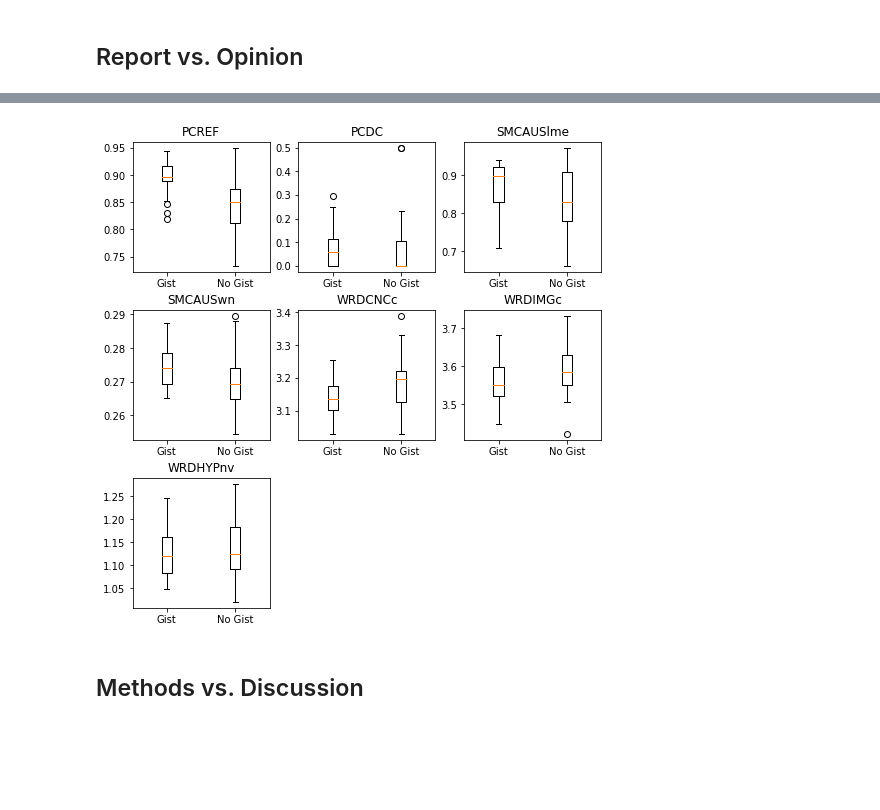
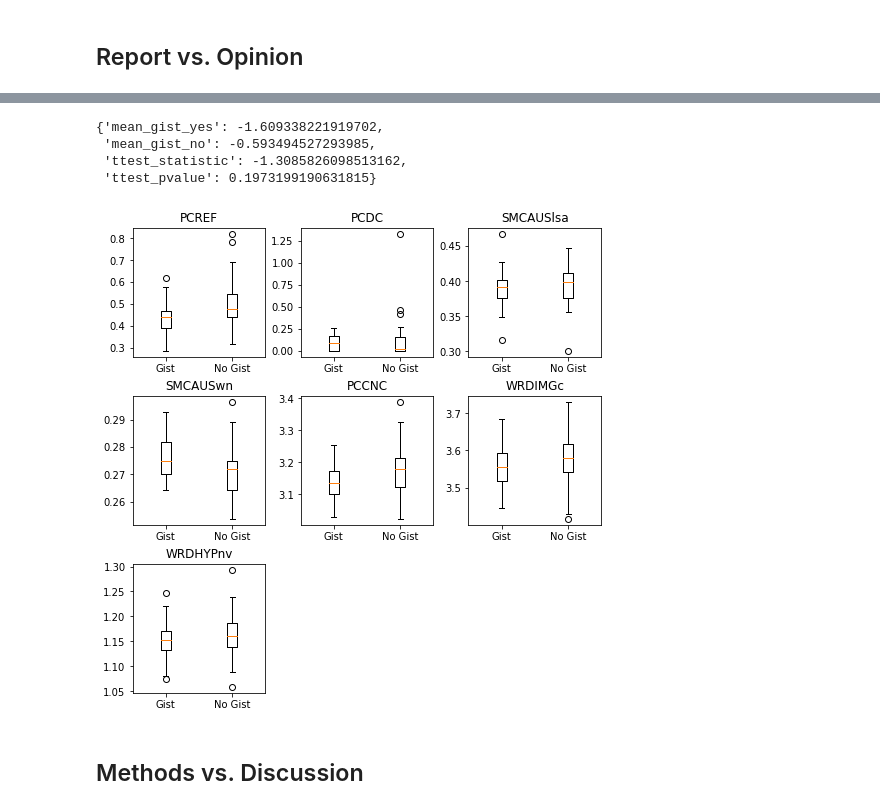
Before and after one commit to phosseini/GisPy, a Jupyter notebook: notebooks/wolfe_data.ipynb, the cells around one changed output, grey strips where cells are left out. Cells and saved outputs as stored; diff of their text form; code cells hidden in the pictures; blank space fills up the shorter version.

Commit message:
adding wolfe data+eval class and updating notebook

```diff
--- a/notebooks/wolfe_data.ipynb
+++ b/notebooks/wolfe_data.ipynb
@@ -26,3 +1,39 @@ def read_word_text(file_path):
+# %%
+import os
+import sys
+
+# adding classes folder to system path
+sys.path.insert(0, os.path.abspath('..') + '/gispy')
+
+import re
+import copy
+import statistics
+import numpy as np
+import pandas as pd
+import matplotlib.pyplot as plt
+
+from gist import GIS
+from wolfe import WolfeData, wolfe_eval
+
+def plot_scores(df_gist, df_no_gist, gispy_cols_head=False, output_file_name='scores.pdf'):
+    # formula = PCREFz + PCDCz + (zSMCAUSlsa - zSMCAUSwn) - PCCNCz - zWRDIMGc - zWRDHYPnv
+    cols = [["PCREFz", 0, 0], ["PCDCz", 0, 1], ["zSMCAUSlsa", 0, 2], ["zSMCAUSwn", 1, 0], ["PCCNCz", 1, 1], ["zWRDIMGc", 1, 2], ["zWRDHYPnv", 2, 0]]
+
+    gispy_cols = [["PCREF", 0, 0], ["PCDC", 0, 1], ["SMCAUSlsa", 0, 2], ["SMCAUSwn", 1, 0], ["PCCNC", 1, 1], ["WRDIMGc", 1, 2], ["WRDHYPnv", 2, 0]]
+
+    fig, axis = plt.subplots(3, 3, figsize=(7,7), constrained_layout=True)
+
+    if gispy_cols_head:
+        cols = gispy_cols
+
+    for col in cols:
+        axis[col[1], col[2]].boxplot([df_gist[col[0]], df_no_gist[col[0]]], labels=['Gist', 'No Gist'])
+        axis[col[1], col[2]].set_title(col[0])
+
+    axis[2, 1].set_axis_off()
+    axis[2, 2].set_axis_off()
+
+    fig.savefig(output_file_name)
 # %% [markdown]
 ## Report vs. Opinion
 # %%
@@ -79,22 +45,19 @@ print('[gist=no] mean: {}'.format(round(statistics.mean(df_no['gis']), 2)))
-# %%
-# formula = PCREFz + PCDCz + (zSMCAUSlsa - zSMCAUSwn) - PCCNCz - zWRDIMGc - zWRDHYPnv
-cols = [["PCREFz", 0, 0], ["PCDCz", 0, 1], ["zSMCAUSlsa", 0, 2], ["zSMCAUSwn", 1, 0],
-        ["PCCNCz", 1, 1], ["zWRDIMGc", 1, 2], ["zWRDHYPnv", 2, 0]]
-
-cols_gispy = [["PCREF", 0, 0], ["PCDC", 0, 1], ["SMCAUSlme", 0, 2], ["SMCAUSwn", 1, 0],
-        ["WRDCNCc", 1, 1], ["WRDIMGc", 1, 2], ["WRDHYPnv", 2, 0]]
-
-fig, axis = plt.subplots(3, 3, figsize=(7,7), constrained_layout=True)
-
-for col in cols_gispy:
-    axis[col[1], col[2]].boxplot([df_yes[col[0]], df_no[col[0]]], labels=['Gist', 'No Gist'])
-    axis[col[1], col[2]].set_title(col[0])
-
-axis[2, 1].set_axis_off()
-axis[2, 2].set_axis_off()
-
-fig.savefig('aaa.pdf')
-# %% [output]
-[figure, removed]
+# %%
+results, df_yes, df_no = wolfe_eval('../gispy/result_v1.csv',
+                                    gist_prefix='opinion',
+                                    no_gist_prefix='report',
+                                    use_wolfe_vars=False,
+                                    use_gispy_vars=True)
+# %%
+results
+# %% [output]
+{'mean_gist_yes': -1.609338221919702,
+ 'mean_gist_no': -0.593494527293985,
+ 'ttest_statistic': -1.3085826098513162,
+ 'ttest_pvalue': 0.1973199190631815}
+# %%
+plot_scores(df_yes, df_no, gispy_cols_head=True)
+# %% [output]
+[figure, added]
 # %% [markdown]
 ## Methods vs. Discussion
```
Also changed, not shown: parts of 29 cells of this notebook, 2 other files.
